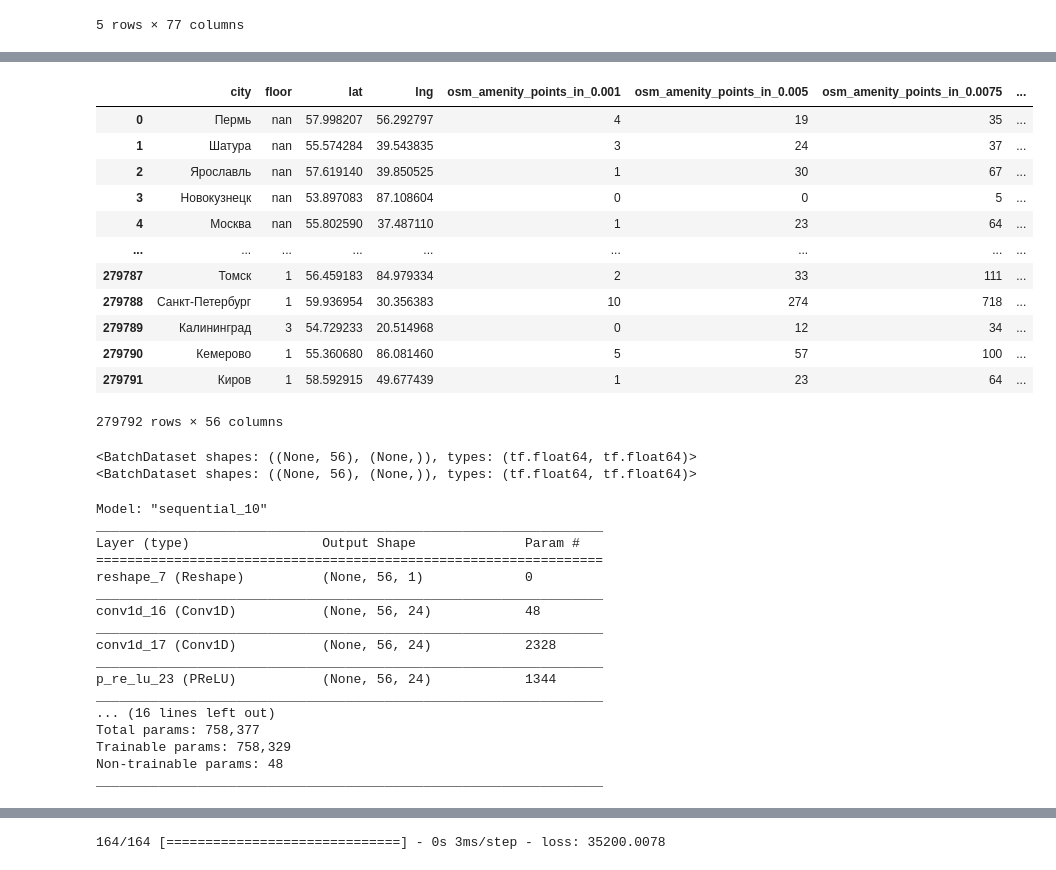
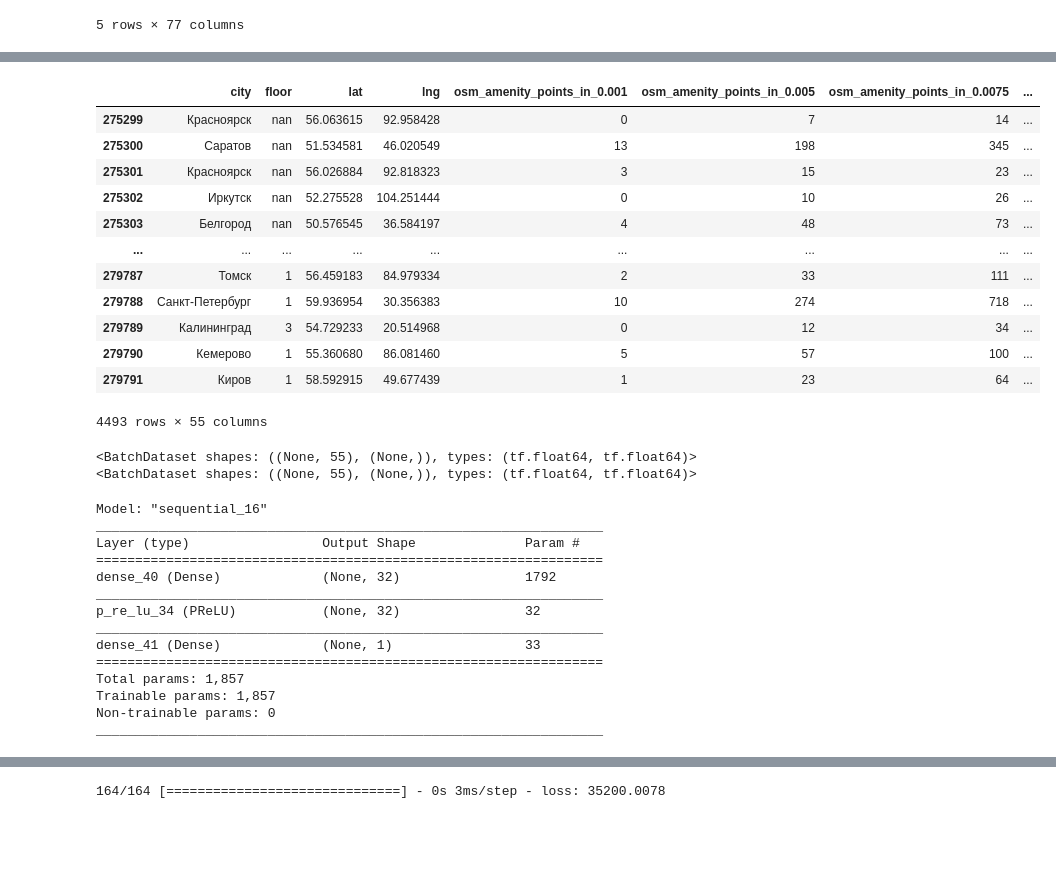
Before and after one commit to RTUITLab/RaifhackDS2021, a Jupyter notebook: tf_model.ipynb, the cells around one changed output, grey strips where cells are left out. Cells and saved outputs as stored; diff of their text form; code cells hidden in the pictures; blank space fills up the shorter version.

Commit message:
add tf model pipeline

```diff
--- a/tf_model.ipynb
+++ b/tf_model.ipynb
@@ -53,6 +51,7 @@ targets = df['per_square_meter_price']
 # %%
 df = df.drop(columns=[
-    "id", "date", "per_square_meter_price",
+    "id", "date",
+    # "per_square_meter_price",
     "osm_finance_points_in_0.001", "osm_finance_points_in_0.005", "osm_finance_points_in_0.0075", "osm_finance_points_in_0.01",
     "osm_hotels_points_in_0.005", "osm_hotels_points_in_0.0075", "osm_hotels_points_in_0.01",
     "osm_train_stop_points_in_0.005", "osm_train_stop_points_in_0.0075", "osm_train_stop_points_in_0.01",
@@ -60,3 +59,8 @@ df = df.drop(columns=[
     "osm_crossing_points_in_0.001", "osm_crossing_points_in_0.005", "osm_crossing_points_in_0.0075", "osm_crossing_points_in_0.01",
     "osm_crossing_closest_dist"
 ])
+# %%
+df_manual = df[df['price_type'] == 1].drop(columns=["per_square_meter_price", "price_type"])
+targets_manual = df[df['price_type'] == 1]["per_square_meter_price"]
+df_offer = df[df['price_type'] == 0].drop(columns=["per_square_meter_price", "price_type"])
+targets_offerr = df[df['price_type'] == 0]["per_square_meter_price"]
@@ -80,21 +120,21 @@ def parse_floor(floor):
         if np.isnan(floor):
             return "nan"
 # %%
-df["floor"] = df['floor'].map(lambda x: parse_floor(x))
-df['street'] = df['street'].fillna('nan')
-df
+df_manual["floor"] = df_manual['floor'].map(lambda x: parse_floor(x))
+df_manual['street'] = df_manual['street'].fillna('nan')
+df_manual
 # %% [output]
 |  | city | floor | lat | lng | osm_amenity_points_in_0.001 | osm_amenity_points_in_0.005 | osm_amenity_points_in_0.0075 | ... |
-| 0 | Пермь | nan | 57.998207 | 56.292797 | 4 | 19 | 35 | ... |
-| 1 | Шатура | nan | 55.574284 | 39.543835 | 3 | 24 | 37 | ... |
-| 2 | Ярославль | nan | 57.619140 | 39.850525 | 1 | 30 | 67 | ... |
-| 3 | Новокузнецк | nan | 53.897083 | 87.108604 | 0 | 0 | 5 | ... |
-| 4 | Москва | nan | 55.802590 | 37.487110 | 1 | 23 | 64 | ... |
+| 275299 | Красноярск | nan | 56.063615 | 92.958428 | 0 | 7 | 14 | ... |
+| 275300 | Саратов | nan | 51.534581 | 46.020549 | 13 | 198 | 345 | ... |
+| 275301 | Красноярск | nan | 56.026884 | 92.818323 | 3 | 15 | 23 | ... |
+| 275302 | Иркутск | nan | 52.275528 | 104.251444 | 0 | 10 | 26 | ... |
+| 275303 | Белгород | nan | 50.576545 | 36.584197 | 4 | 48 | 73 | ... |
 | ... | ... | ... | ... | ... | ... | ... | ... | ... |
 | 279787 | Томск | 1 | 56.459183 | 84.979334 | 2 | 33 | 111 | ... |
 | 279788 | Санкт-Петербург | 1 | 59.936954 | 30.356383 | 10 | 274 | 718 | ... |
 | 279789 | Калининград | 3 | 54.729233 | 20.514968 | 0 | 12 | 34 | ... |
 | 279790 | Кемерово | 1 | 55.360680 | 86.081460 | 5 | 57 | 100 | ... |
 | 279791 | Киров | 1 | 58.592915 | 49.677439 | 1 | 23 | 64 | ... |
-279792 rows × 56 columns
+4493 rows × 55 columns
 # %%
@@ -131,5 +175,5 @@ x_train, x_test, y_train, y_test = train_test_split(data, targets.values, train_
 # %%
-BATCH_SIZE = 512
+BATCH_SIZE = 128
 
 train_dataset = tf.data.Dataset.from_tensor_slices((x_train, y_train))
 train_dataset = train_dataset.batch(BATCH_SIZE)
@@ -140,45 +184,38 @@ test_dataset = test_dataset.batch(BATCH_SIZE)
 print(train_dataset)
 print(test_dataset)
 # %% [output]
-<BatchDataset shapes: ((None, 56), (None,)), types: (tf.float64, tf.float64)>
-<BatchDataset shapes: ((None, 56), (None,)), types: (tf.float64, tf.float64)>
+<BatchDataset shapes: ((None, 55), (None,)), types: (tf.float64, tf.float64)>
+<BatchDataset shapes: ((None, 55), (None,)), types: (tf.float64, tf.float64)>
 # %%
 model = tf.keras.Sequential([
-    tf.keras.layers.InputLayer((56,)),
-    tf.keras.layers.Reshape((56, 1)),
-    tf.keras.layers.Conv1D(24, 1, kernel_initializer='glorot_uniform'),
-    tf.keras.layers.Conv1D(24, 4, padding='same', kernel_initializer='glorot_uniform'),
-    tf.keras.layers.PReLU(),
-    tf.keras.layers.BatchNormalization(),
-    tf.keras.layers.Flatten(),
-    tf.keras.layers.Dense(512, kernel_initializer='glorot_uniform', kernel_regularizer='l2'),
-
-    tf.keras.layers.Activation('relu'),
-    tf.keras.layers.GaussianDropout(0.3),
-    tf.keras.layers.Dense(128,  kernel_initializer='glorot_uniform'),
+    tf.keras.layers.InputLayer((55,)),
+    # tf.keras.layers.Reshape((55, 1)),
+    # tf.keras.layers.Conv1D(1, 1, kernel_initializer='glorot_uniform'),
+    # tf.keras.layers.Conv1D(1, 4, padding='same', kernel_initializer='glorot_uniform'),
+    # tf.keras.layers.PReLU(),
+    # tf.keras.layers.BatchNormalization(),
+    # tf.keras.layers.Flatten(),
+    tf.keras.layers.Dense(32, kernel_initializer="glorot_uniform"),
     tf.keras.layers.PReLU(),
     tf.keras.layers.Dense(1)
 ])
 
 model.summary()
 # %% [output]
-Model: "sequential_10"
+Model: "sequential_16"
 _________________________________________________________________
 Layer (type)                 Output Shape              Param #
 =================================================================
-reshape_7 (Reshape)          (None, 56, 1)             0
+dense_40 (Dense)             (None, 32)                1792
 _________________________________________________________________
-conv1d_16 (Conv1D)           (None, 56, 24)            48
+p_re_lu_34 (PReLU)           (None, 32)                32
 _________________________________________________________________
-conv1d_17 (Conv1D)           (None, 56, 24)            2328
+dense_41 (Dense)             (None, 1)                 33
+=================================================================
+Total params: 1,857
+Trainable params: 1,857
+Non-trainable params: 0
 _________________________________________________________________
-p_re_lu_23 (PReLU)           (None, 56, 24)            1344
-_________________________________________________________________
-... (16 lines left out)
-Total params: 758,377
-Trainable params: 758,329
-Non-trainable params: 48
-_________________________________________________________________
 # %%
 lr_schedule = tf.keras.optimizers.schedules.ExponentialDecay(
     initial_learning_rate=1e-2,
```
Also changed, not shown: parts of 16 cells of this notebook, 1 other file.
